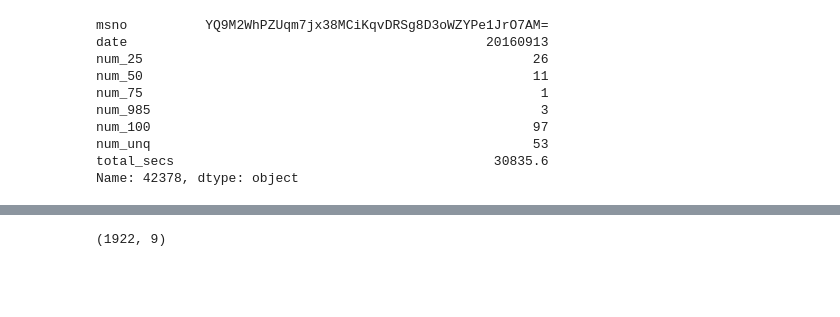
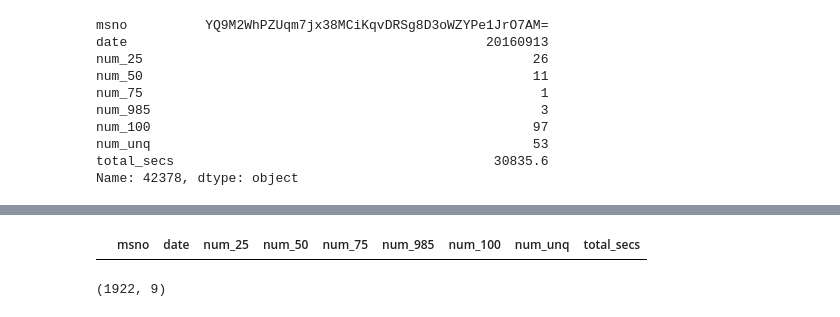
Before and after one commit to rimskiynikita/churn_prediction, a Jupyter notebook: creating_tables.ipynb, the cells around one changed output, grey strips where cells are left out. Saved outputs shown, nothing was run; the diff lists cells and outputs as text; code cells hidden in the pictures; blank space fills up the shorter version.

Commit message:
members tables

```diff
--- a/creating_tables.ipynb
+++ b/creating_tables.ipynb
@@ -292,6 +292,10 @@ churn_members_all[churn_members_all.msno =='zzz4xr5LLzoxUqD6LfKiieCt8Or4dUWFQ0RA
 # %% [output]
 |  | msno | is_churn | city | bd | gender | registered_via | registration_init_time | expiration_date |
 | 1501 | zzz4xr5LLzoxUqD6LfKiieCt8Or4dUWFQ... | 1 | 1.0 | 0.0 | NaN | 7.0 | 20120416.0 | 20170123.0 |
+# %%
+user_logs_all[user_logs_all.msno =='zzxi7n5xoTYo9Q3VTygLWvl/rBDcexwaeAry0yK7Q0E=']
+# %% [output]
+|  | msno | date | num_25 | num_50 | num_75 | num_985 | num_100 | num_unq | total_secs |
 # %%
 user_logs_all.shape
 # %% [output]
```
Also changed, not shown: parts of 4 cells of this notebook, 6 other files.
